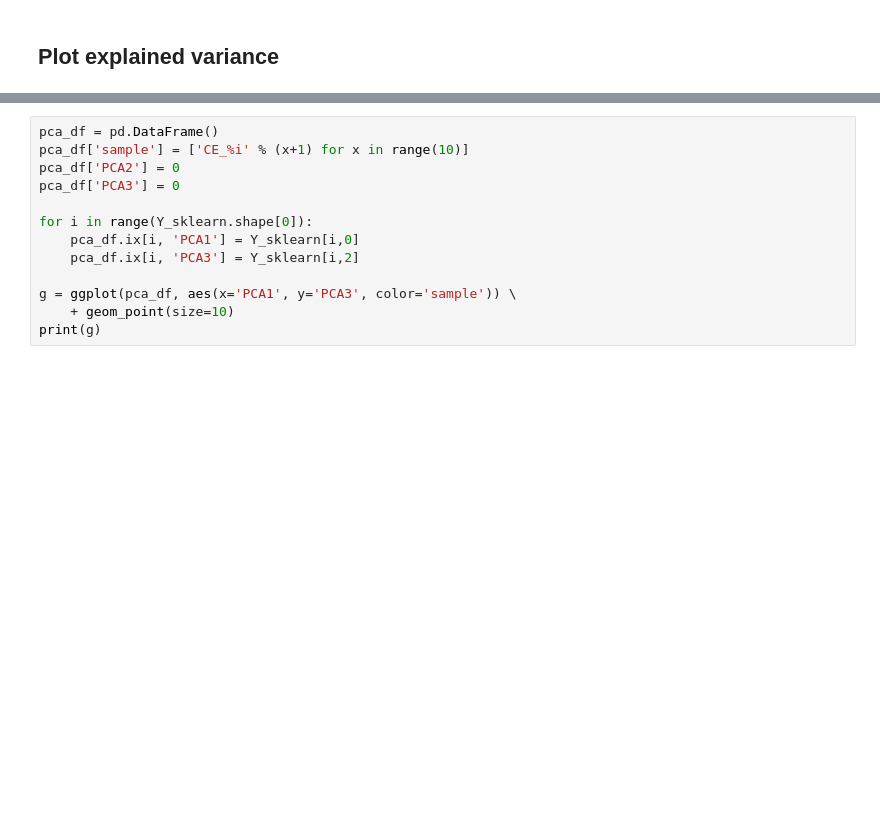
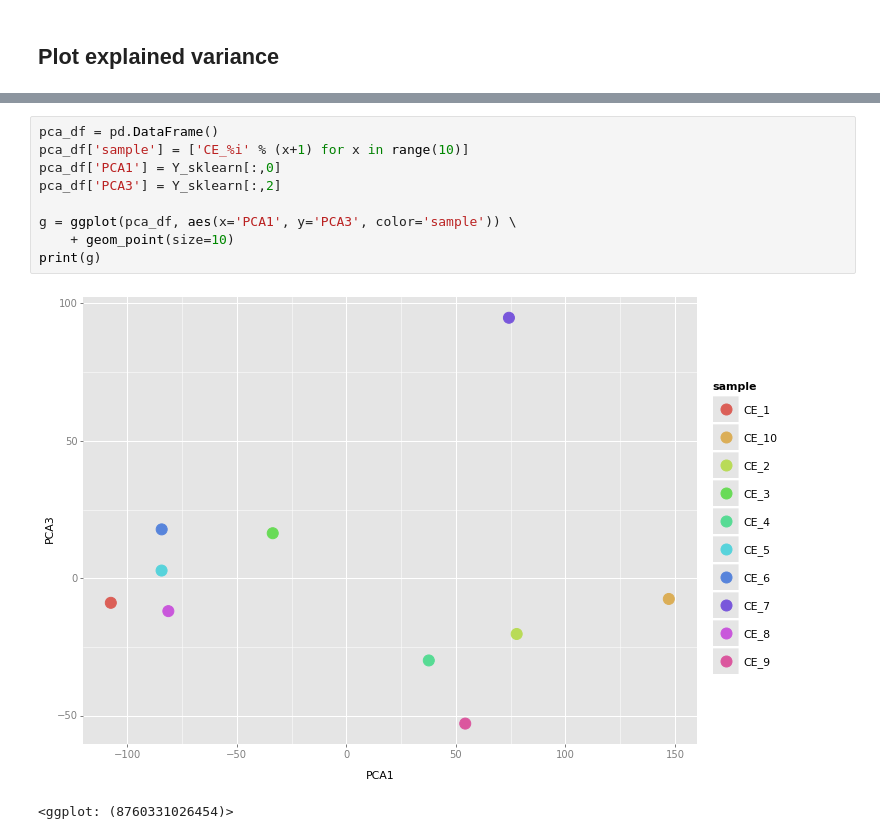
Before and after one commit to NudlerLab/biodata, a Jupyter notebook: sessions/CE PCA.ipynb, the cells around one changed output, grey strips where cells are left out. Cells and saved outputs as stored; diff of their text form; blank space fills up the shorter version.

```diff
--- a/sessions/CE PCA.ipynb
+++ b/sessions/CE PCA.ipynb
@@ -62,16 +153,15 @@ print(g)
 # %%
 pca_df = pd.DataFrame()
 pca_df['sample'] = ['CE_%i' % (x+1) for x in range(10)]
-pca_df['PCA2'] = 0
-pca_df['PCA3'] = 0
-
-for i in range(Y_sklearn.shape[0]):
-    pca_df.ix[i, 'PCA1'] = Y_sklearn[i,0]
-    pca_df.ix[i, 'PCA3'] = Y_sklearn[i,2]
+pca_df['PCA1'] = Y_sklearn[:,0]
+pca_df['PCA3'] = Y_sklearn[:,2]
 
 g = ggplot(pca_df, aes(x='PCA1', y='PCA3', color='sample')) \
     + geom_point(size=10)
 print(g)
+# %% [output]
+[figure, added]
+<ggplot: (8760331026454)>
 # %%
 pca_df = pd.DataFrame()
 pca_df['sample'] = ['CE_%i' % (x+1) for x in range(10)]
```
Also changed, not shown: parts of 10 cells of this notebook.
